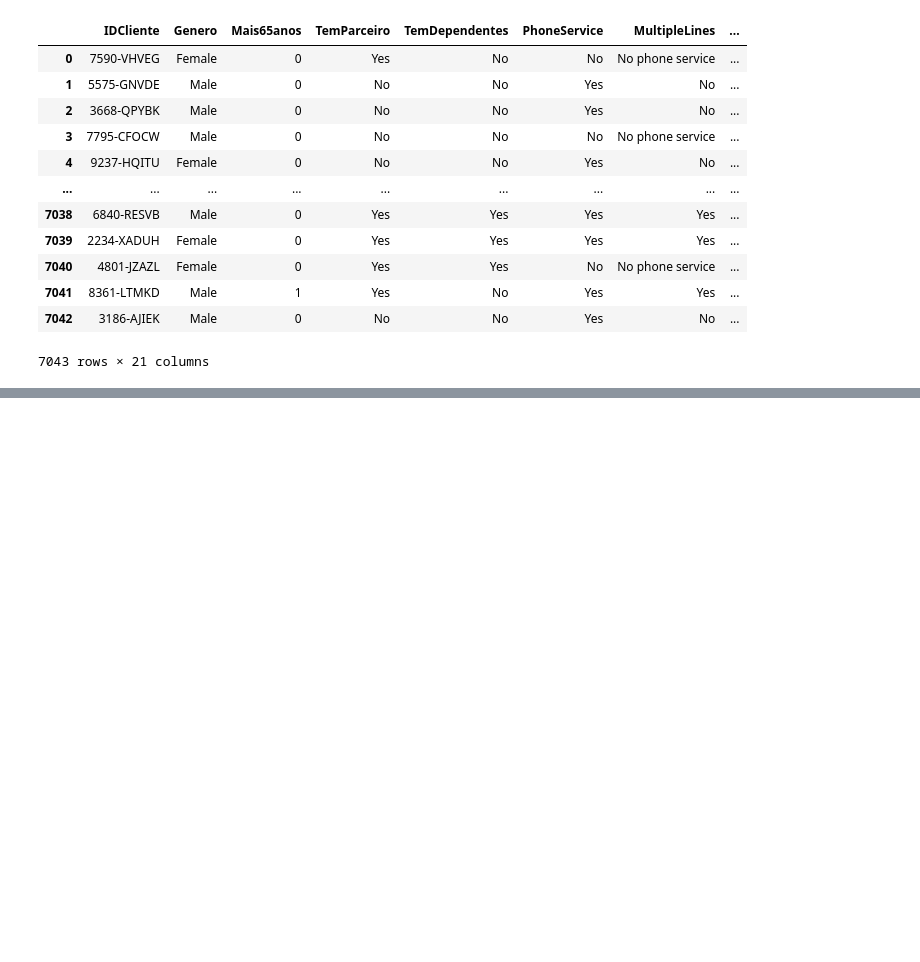
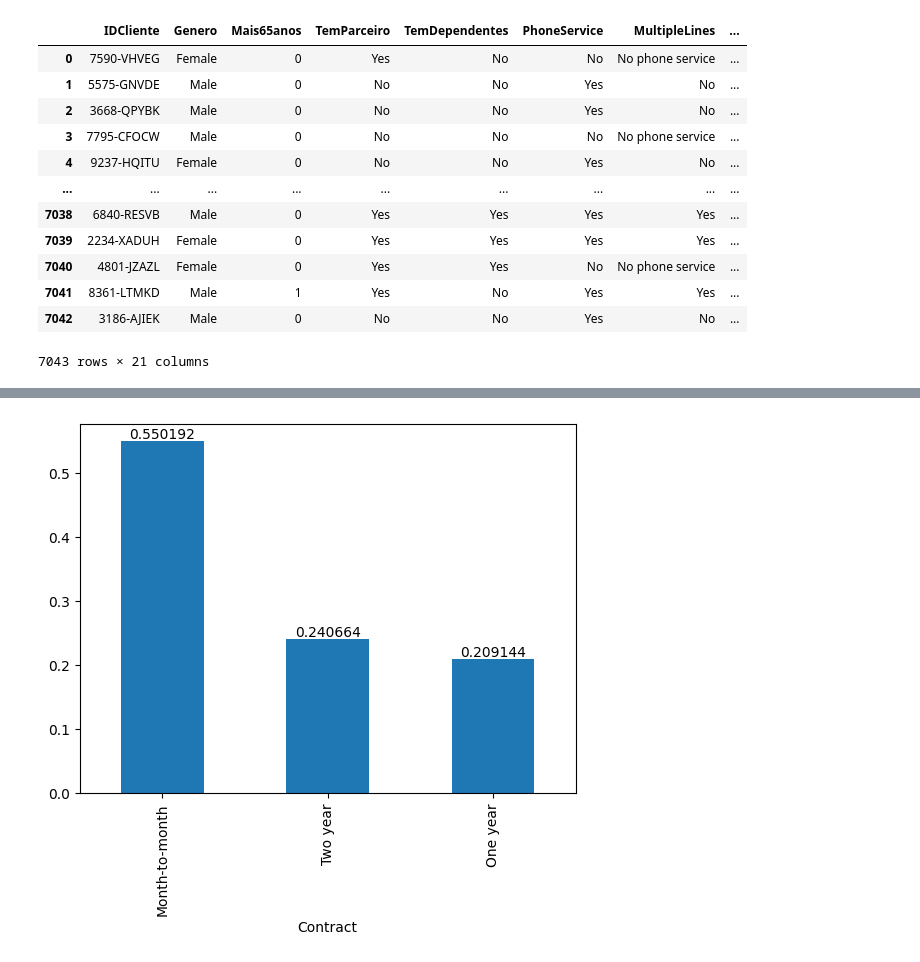
Before and after one commit to lohansilva/notebooks_desenvolvimento_ia, a Jupyter notebook: eda_churn.ipynb, the cells around one changed output, grey strips where cells are left out. Cells and saved outputs as stored; diff of their text form; code cells hidden in the pictures; blank space fills up the shorter version.

```diff
--- a/eda_churn.ipynb
+++ b/eda_churn.ipynb
@@ -579,0 +633,7 @@ df_churn.fillna(value={'TotalCharges': media_TotalCharges})
+# %%
+# Plot distribuição Contract (percentual)
+ax = df_churn.Contract.value_counts(normalize=True).plot.bar()
+
+ax.bar_label(ax.containers[0]);
+# %% [output]
+[figure, added]
```
Also changed, not shown: parts of 23 cells of this notebook.
